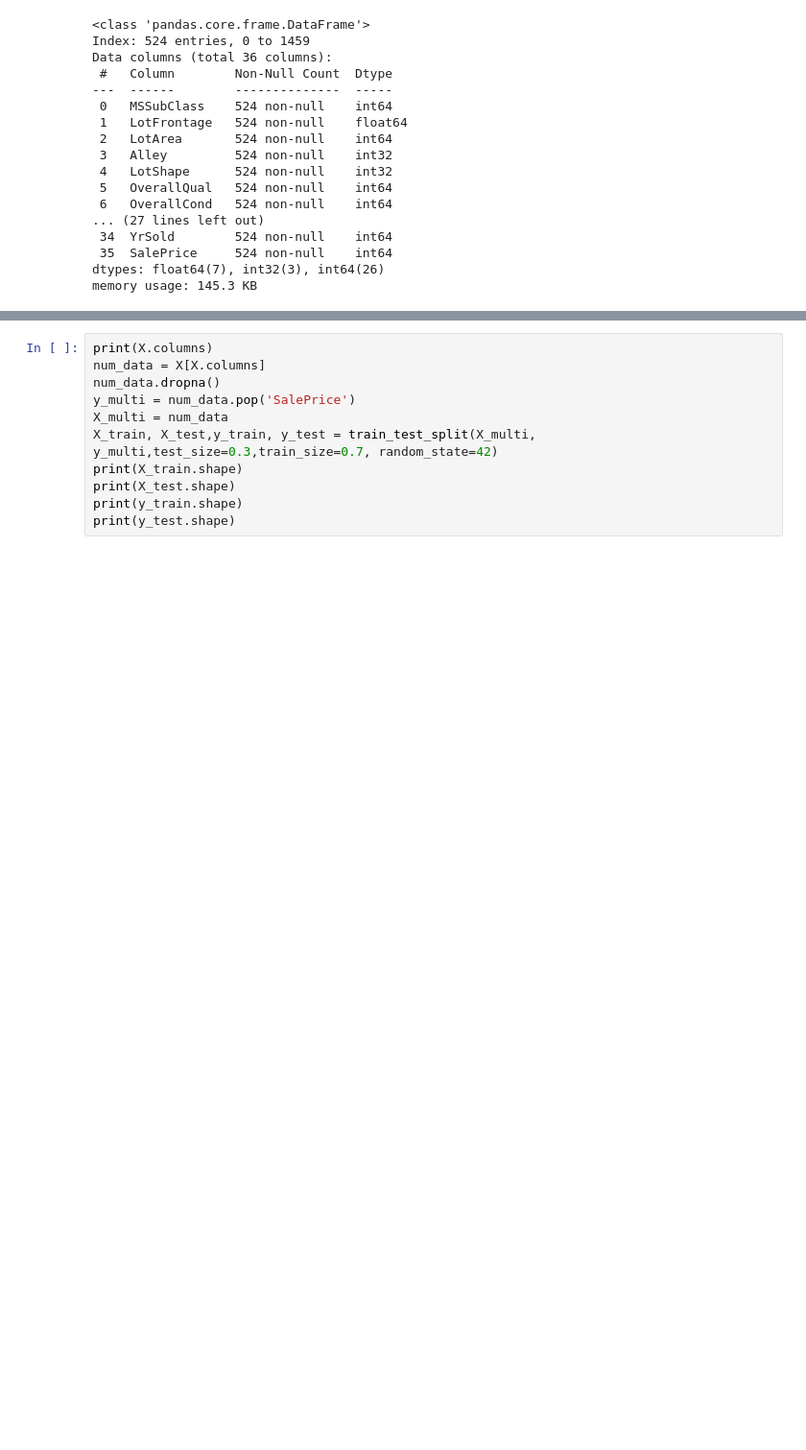
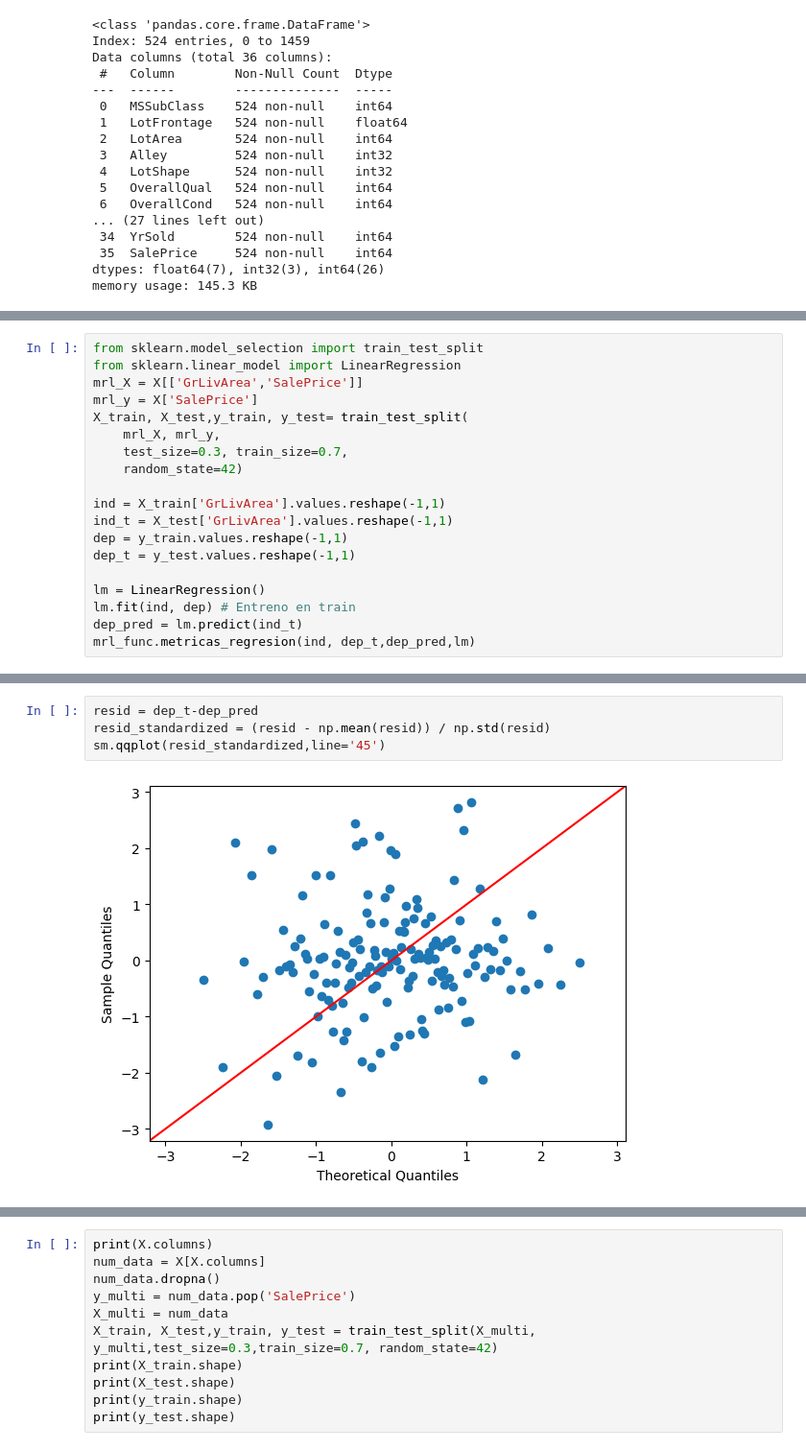
Before and after one commit to MarchMol/MRL_1, a Jupyter notebook: actividades.ipynb, the cells around one changed output, grey strips where cells are left out. Shown at 96% size. Saved outputs shown, nothing was run; the diff lists cells and outputs as text; blank space fills up the shorter version.

```diff
--- a/actividades.ipynb
+++ b/actividades.ipynb
@@ -386,0 +382,19 @@ strong multicollinearity or other numerical problems.
+# %%
+from sklearn.model_selection import train_test_split
+from sklearn.linear_model import LinearRegression
+mrl_X = X[['GrLivArea','SalePrice']]
+mrl_y = X['SalePrice']
+X_train, X_test,y_train, y_test= train_test_split(
+    mrl_X, mrl_y,
+    test_size=0.3, train_size=0.7,
+    random_state=42)
+
+ind = X_train['GrLivArea'].values.reshape(-1,1)
+ind_t = X_test['GrLivArea'].values.reshape(-1,1)
+dep = y_train.values.reshape(-1,1)
+dep_t = y_test.values.reshape(-1,1)
+
+lm = LinearRegression()
+lm.fit(ind, dep) # Entreno en train
+dep_pred = lm.predict(ind_t)
+mrl_func.metricas_regresion(ind, dep_t,dep_pred,lm)
@@ -386,0 +410,6 @@ strong multicollinearity or other numerical problems.
+# %%
+resid = dep_t-dep_pred
+resid_standardized = (resid - np.mean(resid)) / np.std(resid)
+sm.qqplot(resid_standardized,line='45')
+# %% [output]
+[figure, added]
```
Also changed, not shown: parts of 21 cells of this notebook, 1 other file.
